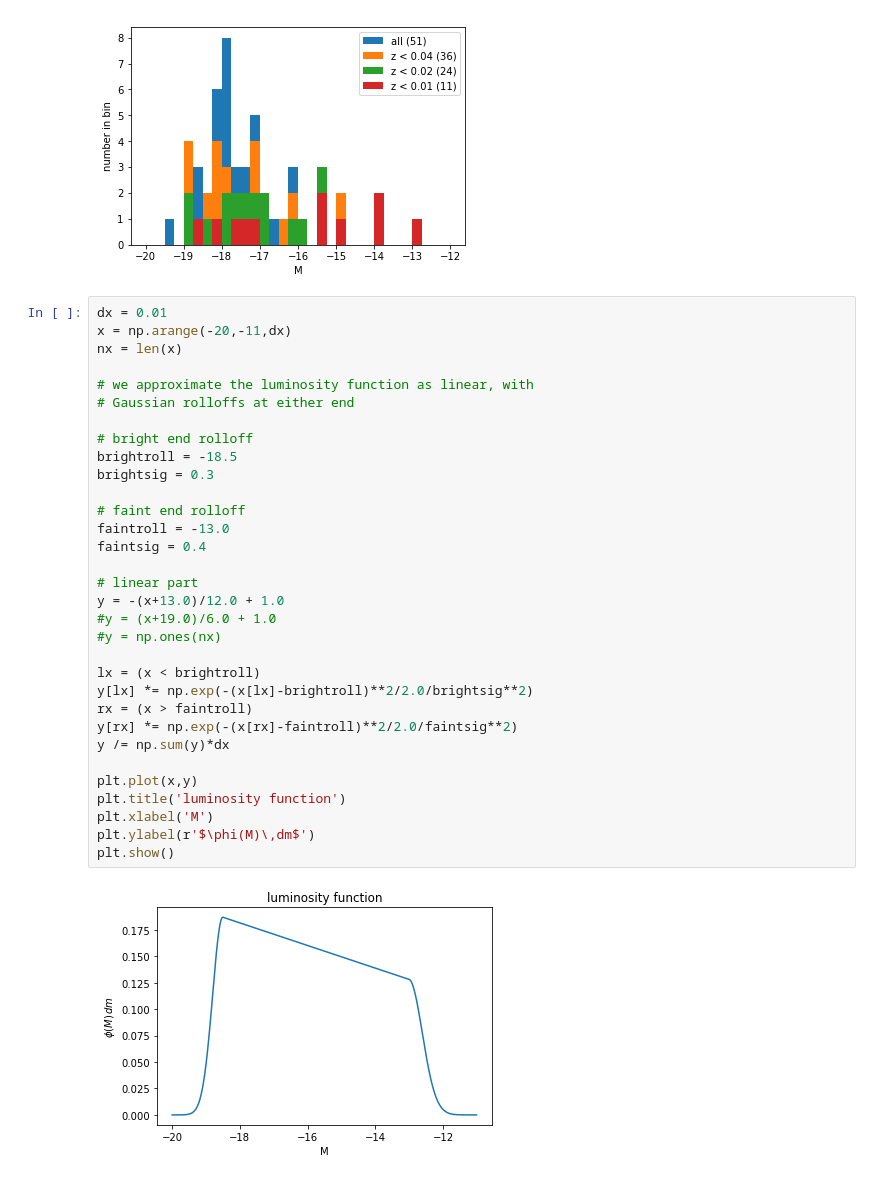
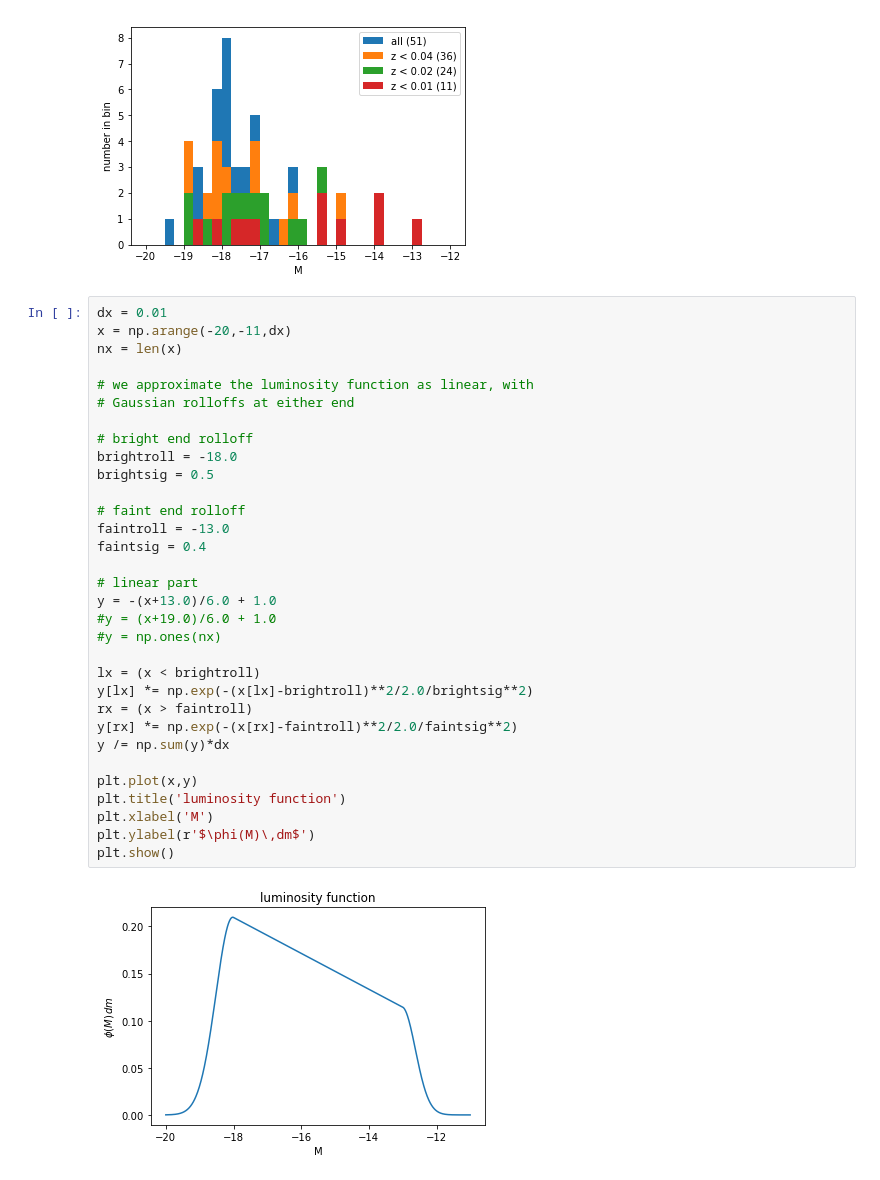
Before and after one commit to RutgersSN/plasticc-Iax, a Jupyter notebook: Iax-model.ipynb, the cells around one changed output. Saved outputs shown, nothing was run; the diff lists cells and outputs as text.

```diff
--- a/Iax-model.ipynb
+++ b/Iax-model.ipynb
@@ -52,37 +52,37 @@ plt.show()
 # %%
 dx = 0.01
 x = np.arange(-20,-11,dx)
 nx = len(x)
 
 # we approximate the luminosity function as linear, with
 # Gaussian rolloffs at either end
 
 # bright end rolloff
-brightroll = -18.5
-brightsig = 0.3
+brightroll = -18.0
+brightsig = 0.5
 
 # faint end rolloff
 faintroll = -13.0
 faintsig = 0.4
 
 # linear part
-y = -(x+13.0)/12.0 + 1.0
+y = -(x+13.0)/6.0 + 1.0
 #y = (x+19.0)/6.0 + 1.0
 #y = np.ones(nx)
 
 lx = (x < brightroll)
 y[lx] *= np.exp(-(x[lx]-brightroll)**2/2.0/brightsig**2)
 rx = (x > faintroll)
 y[rx] *= np.exp(-(x[rx]-faintroll)**2/2.0/faintsig**2)
 y /= np.sum(y)*dx
 
 plt.plot(x,y)
 plt.title('luminosity function')
 plt.xlabel('M')
 plt.ylabel(r'$\phi(M)\,dm$')
 plt.show()
 # %% [output]
-[figure, old version]
+[figure, new version]
 # %%
 # to sample from this luminosity function
 # we calculate the cumulative distribution function
```
Also changed, not shown: parts of 4 cells of this notebook.
